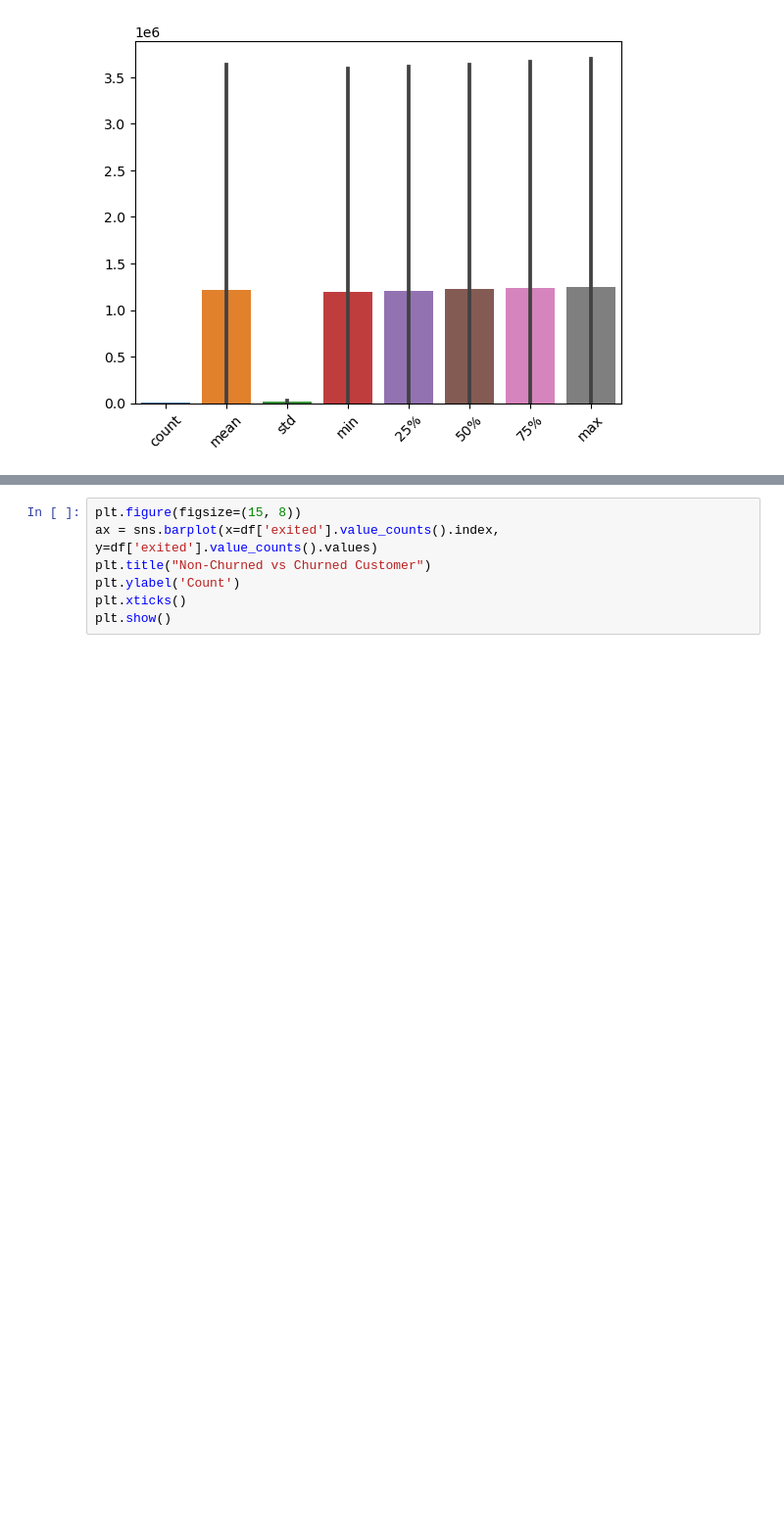
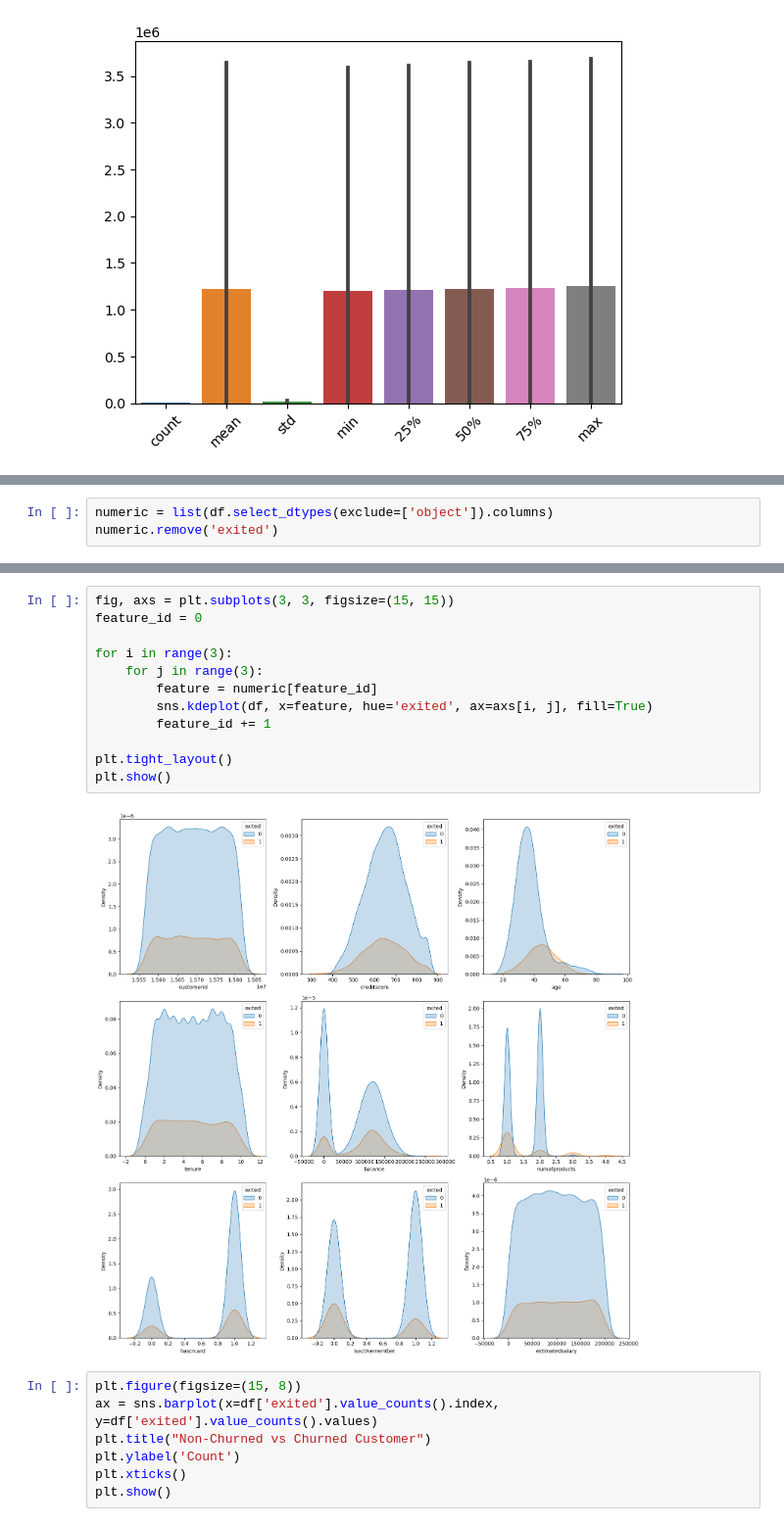
Before and after one commit to sam47-asfaw/bank-customer-churn-classification, a Jupyter notebook: notebook.ipynb, the cells around one changed output, grey strips where cells are left out. Shown at 98% size. Drawn from its saved outputs; the diff is of its cells as text; blank space fills up the shorter version.

```diff
--- a/notebook.ipynb
+++ b/notebook.ipynb
@@ -189,0 +163,3 @@ for col in cols:
+# %%
+numeric = list(df.select_dtypes(exclude=['object']).columns)
+numeric.remove('exited')
@@ -190,3 +181,17 @@ for col in cols:
+# %%
+fig, axs = plt.subplots(3, 3, figsize=(15, 15))
+feature_id = 0
+
+for i in range(3):
+    for j in range(3):
+        feature = numeric[feature_id]
+        sns.kdeplot(df, x=feature, hue='exited', ax=axs[i, j], fill=True)
+        feature_id += 1
+
+plt.tight_layout()
+plt.show()
+# %% [output]
+[figure, added]
 # %%
 plt.figure(figsize=(15, 8))
 ax = sns.barplot(x=df['exited'].value_counts().index, y=df['exited'].value_counts().values)
```
Also changed, not shown: parts of 41 cells of this notebook, 4 other files.
